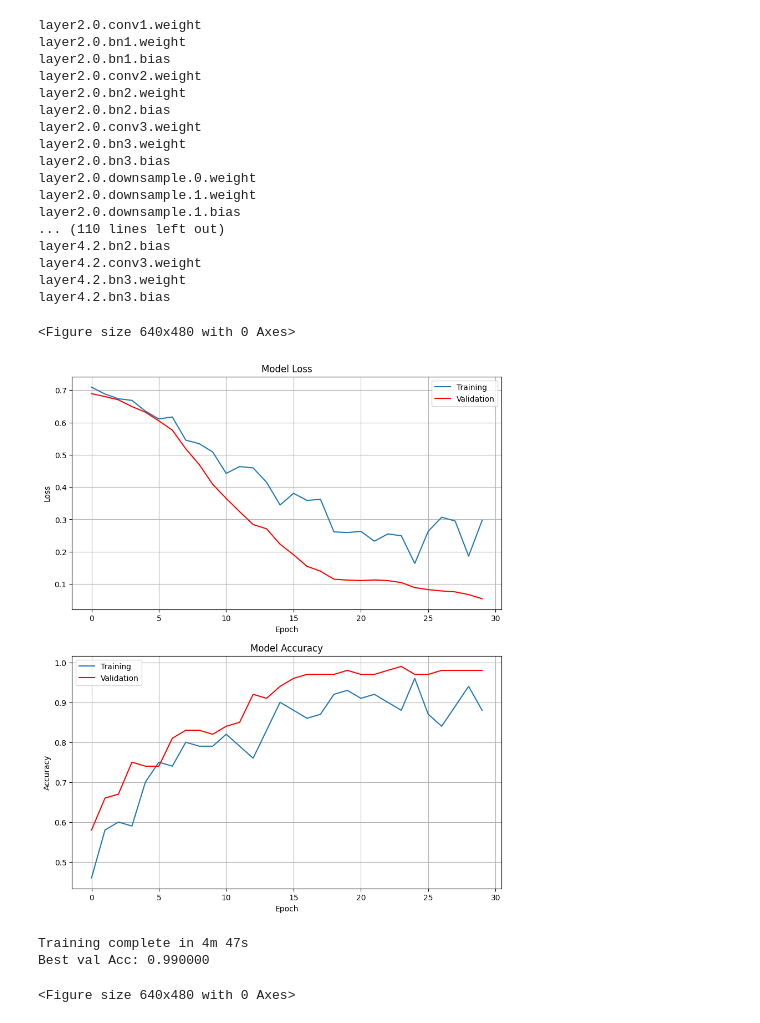
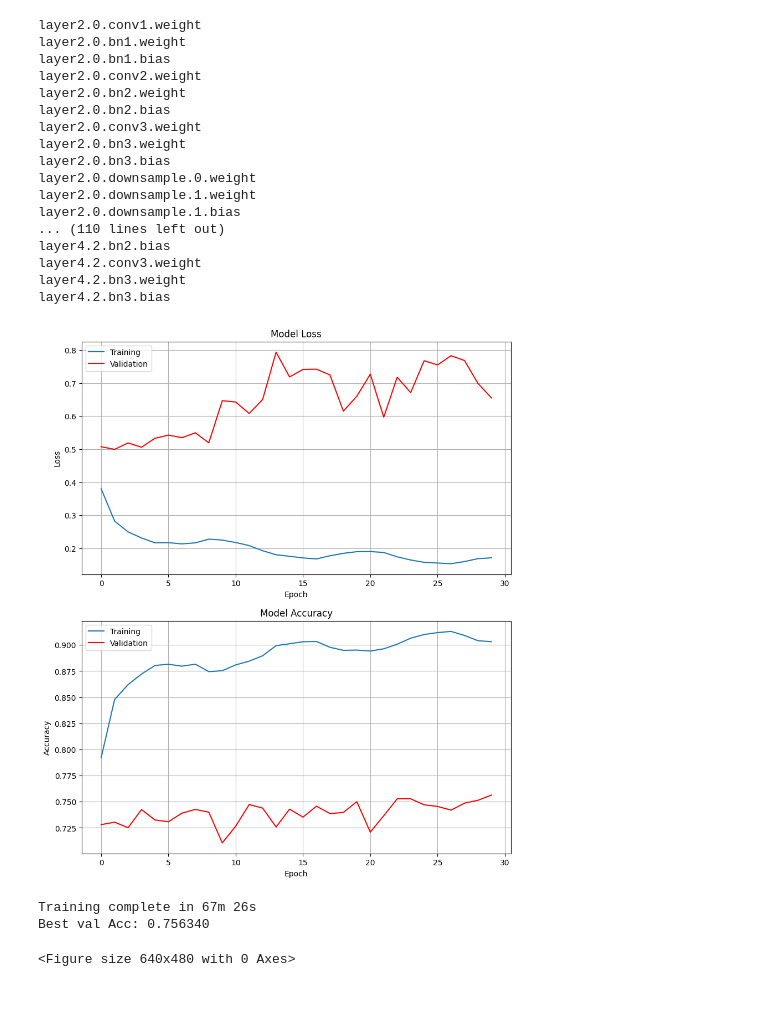
Before and after one commit to Mark123M/pitch-correction-analysis, a Jupyter notebook: model.ipynb, the cells around one changed output. Saved outputs shown, nothing was run; the diff lists cells and outputs as text; code cells hidden in the pictures.

Commit message:
full training

```diff
--- a/model.ipynb
+++ b/model.ipynb
@@ -40,11 +40,11 @@ data_transforms = {
     ]),
 }
 
-data_dir = 'image_data3' #'image_data2' #'hymenoptera_data'
+data_dir = 'image_data' #'image_data3' #'image_data2' #'hymenoptera_data'
 image_datasets = {x: datasets.ImageFolder(os.path.join(data_dir, x),
                                           data_transforms[x])
                   for x in ['training', 'test']}
-dataloaders = {x: data.DataLoader(image_datasets[x], batch_size=8,
+dataloaders = {x: data.DataLoader(image_datasets[x], batch_size=64,
                                              shuffle=True, num_workers=8)
               for x in ['training', 'test']}
 dataset_sizes = {x: len(image_datasets[x]) for x in ['training', 'test']}
@@ -81,7 +81,7 @@ from IPython.display import clear_output
 epochs = []
 losses = {'training' : [], 'test' : []}
 accs = {'training' : [], 'test' : []}
-def train_model(model, criterion, optimizer, num_epochs=25):
+def train_model(model, criterion, optimizer, scheduler, num_epochs=25):
     since = time.time()
 
     # Create a temporary directory to save training checkpoints
@@ -129,7 +129,8 @@ def train_model(model, criterion, optimizer, num_epochs=25):
                     # statistics
                     running_loss += loss.item() * inputs.size(0)
                     running_corrects += torch.sum(preds == labels.data)
-                #if phase == 'training':
+                if phase == 'training':
+                    scheduler.step()
 
                 epoch_loss = running_loss / dataset_sizes[phase]
                 epoch_acc = running_corrects.double() / dataset_sizes[phase]
@@ -167,7 +168,7 @@ def train_model(model, criterion, optimizer, num_epochs=25):
         time_elapsed = time.time() - since
         print(f'Training complete in {time_elapsed // 60:.0f}m {time_elapsed % 60:.0f}s')
         print(f'Best val Acc: {best_acc:4f}')
-        # plt.savefig(f"training_results_{time.time()}.png", dpi=300, bbox_inches='tight', pad_inches = 0)
+        plt.savefig(f"training_results_{time.time()}.png", dpi=300, bbox_inches='tight', pad_inches = 0)
         # load best model weights
         model.load_state_dict(torch.load(best_model_params_path, weights_only=True))
     return model
@@ -214,7 +215,9 @@ model = model.to(device)
 #model = torch.compile(model)
 
 criterion = nn.CrossEntropyLoss()
-optimizer = optim.AdamW(model.parameters(), lr=5e-5, weight_decay=0)
+optimizer = optim.AdamW(model.parameters(), lr=1e-4)
+#schedule = optim.lr_scheduler.ReduceLROnPlateau(optimizer, )
+scheduler = optim.lr_scheduler.CosineAnnealingLR(optimizer, T_max=5, verbose=True)
 #lr_schedule = optim.lr_scheduler.ConstantLR(optimizer, factor=1.0, total_iters=5)
 
 #@torch.compile(fullgraph=False)
@@ -252,10 +255,9 @@ layer4.2.bn3.weight
 layer4.2.bn3.bias
 # %%
 total_epochs = 0
-model_conv = train_model(model, criterion, optimizer, num_epochs=30)
+model_conv = train_model(model, criterion, optimizer, scheduler, num_epochs=30)
 # %% [output]
+[figure, new version]
-<Figure size 640x480 with 0 Axes>
+Training complete in 67m 26s
+Best val Acc: 0.756340
-[figure, old version]
-Training complete in 4m 47s
-Best val Acc: 0.990000
+<Figure size 640x480 with 0 Axes>
-<Figure size 640x480 with 0 Axes>
```
Also changed, not shown: parts of 1 cell of this notebook, 1 other file.
